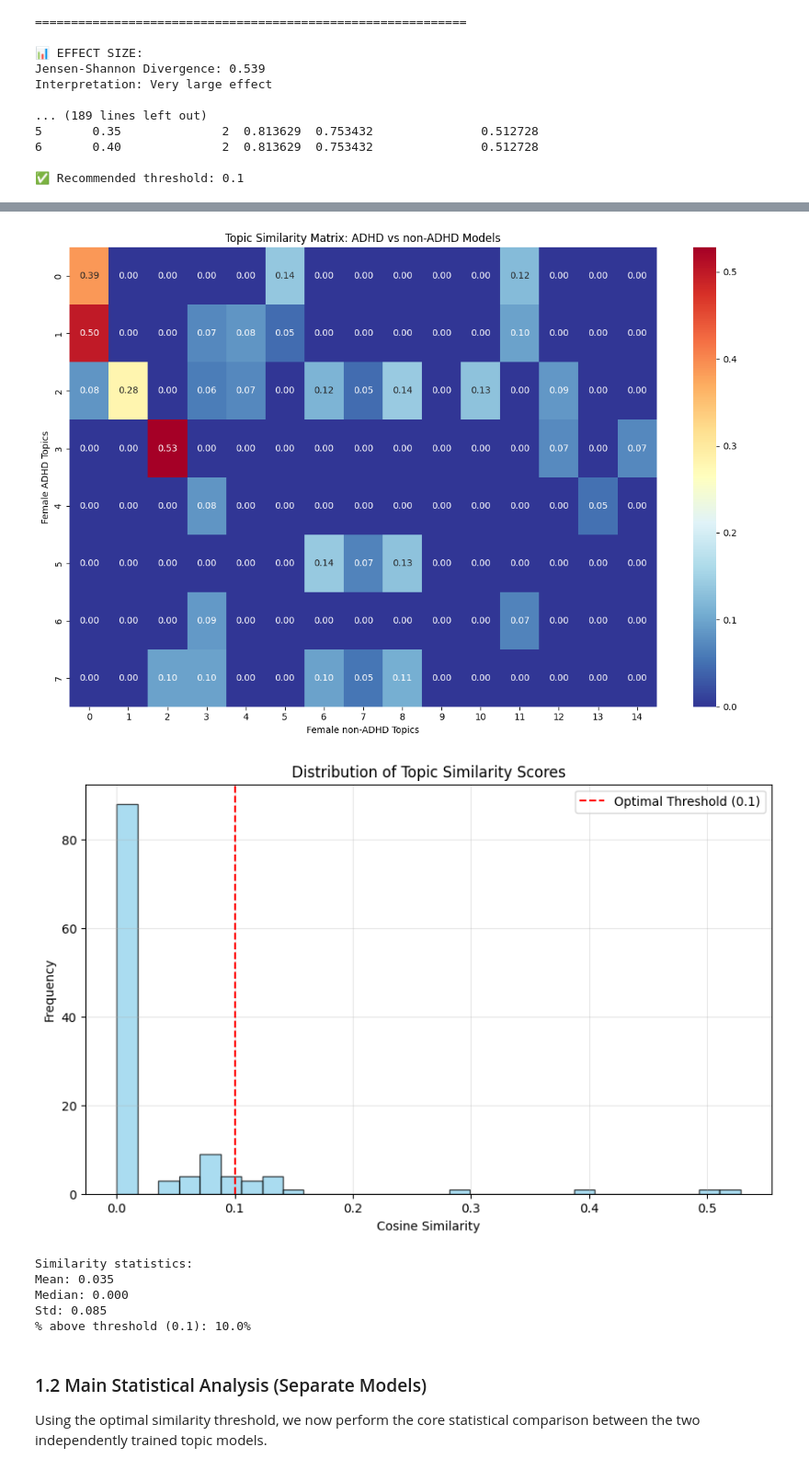
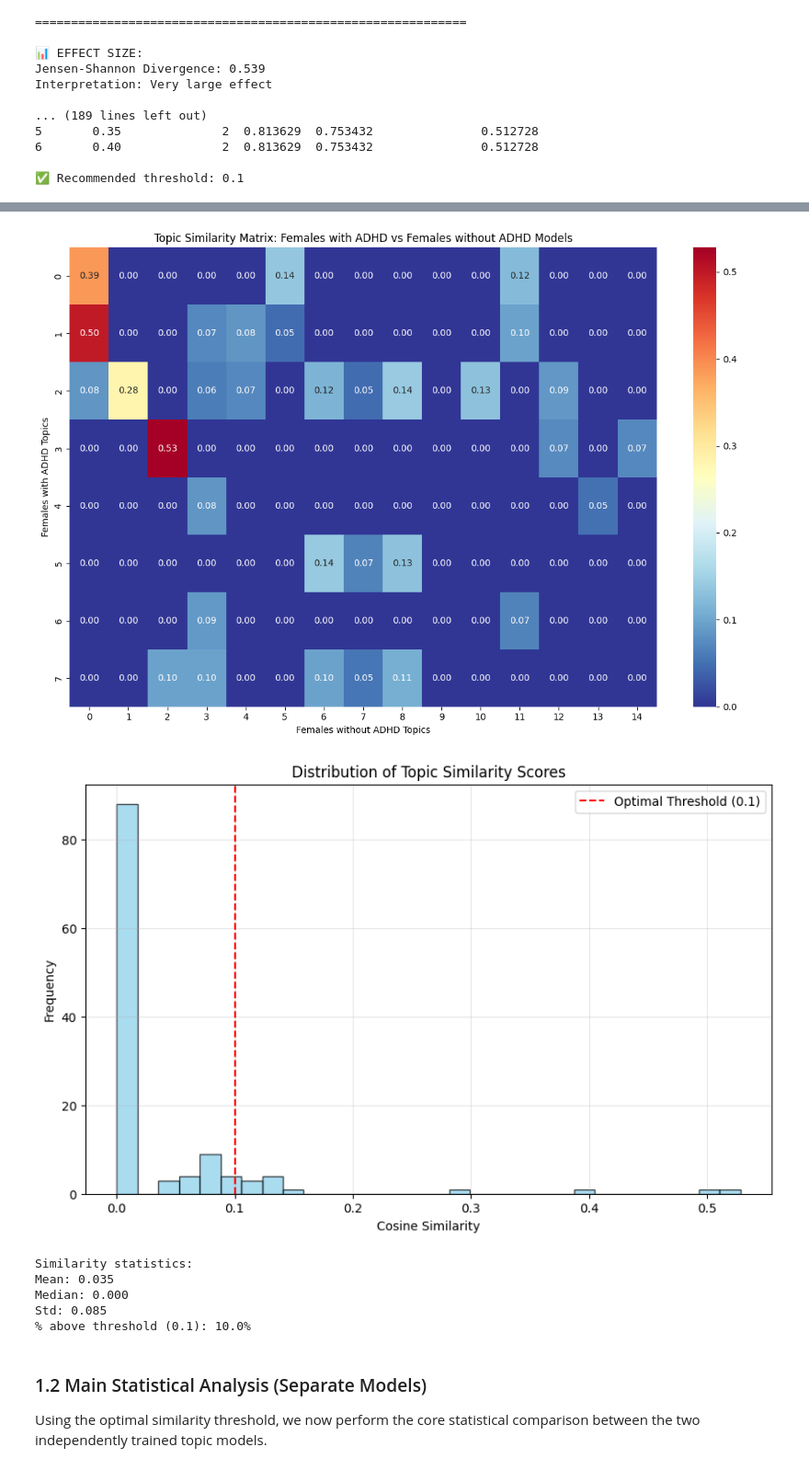
Before and after one commit to raquelfmcardoso/adhd-linguistic-patterns-beliefs-portuguese-women, a Jupyter notebook: notebooks/adhd_beliefs_pt/17-topic_evaluation_women.ipynb, the cells around one changed output, grey strips where cells are left out. Shown: that part at 92% size. Saved outputs shown, nothing was run; the diff lists cells and outputs as text; code cells hidden in the pictures.

Commit message:
fix: heatmap in female-based comparison (#6)

```diff
--- a/notebooks/adhd_beliefs_pt/17-topic_evaluation_women.ipynb
+++ b/notebooks/adhd_beliefs_pt/17-topic_evaluation_women.ipynb
@@ -420,37 +415,37 @@ Alignment at threshold 0.1:
 plt.figure(figsize=(12, 8))
 sns.heatmap(base_sim_matrix, annot=True, fmt='.2f', cmap='RdYlBu_r',
             xticklabels=range(len(base_sim_matrix[0])),
             yticklabels=range(len(base_sim_matrix)))
-plt.title('Topic Similarity Matrix: Women with ADHD vs Women without ADHD Models')
-plt.xlabel('Women without ADHD Topics')
-plt.ylabel('Women with ADHD Topics')
+plt.title('Topic Similarity Matrix: Females with ADHD vs Females without ADHD Models')
+plt.xlabel('Females without ADHD Topics')
+plt.ylabel('Females with ADHD Topics')
 plt.tight_layout()
 plt.show()
 
 # Show distribution of similarity scores
 plt.figure(figsize=(10, 6))
 similarities = base_sim_matrix.flatten()
 plt.hist(similarities, bins=30, alpha=0.7, color='skyblue', edgecolor='black')
 
 # Use the optimal threshold
 threshold_to_show = best_threshold if 'best_threshold' in globals() else 0.10
 plt.axvline(threshold_to_show, color='red', linestyle='--',
            label=f'Optimal Threshold ({threshold_to_show})')
 
 plt.xlabel('Cosine Similarity')
 plt.ylabel('Frequency')
 plt.title('Distribution of Topic Similarity Scores')
 plt.legend()
 plt.grid(True, alpha=0.3)
 plt.show()
 
 print(f"Similarity statistics:")
 print(f"Mean: {similarities.mean():.3f}")
 print(f"Median: {np.median(similarities):.3f}")
 print(f"Std: {similarities.std():.3f}")
 print(f"% above threshold ({threshold_to_show}): {(similarities >= threshold_to_show).mean()*100:.1f}%")
 # %% [output]
-[figure, old version]
+[figure, new version]
 [figure]
 Similarity statistics:
 Mean: 0.035
```
Also changed, not shown: parts of 2 cells of this notebook, 1 other file.
